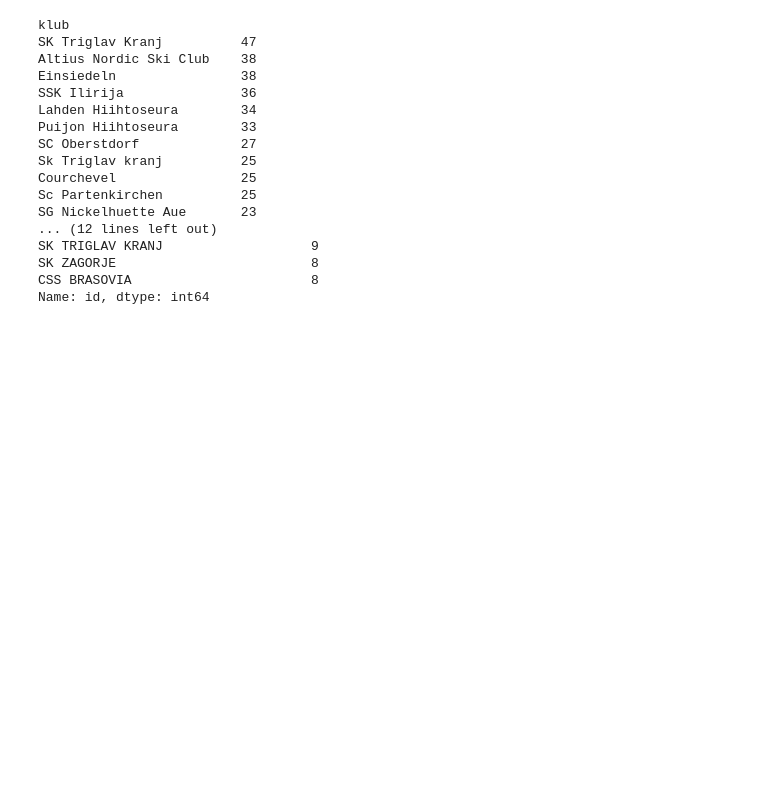
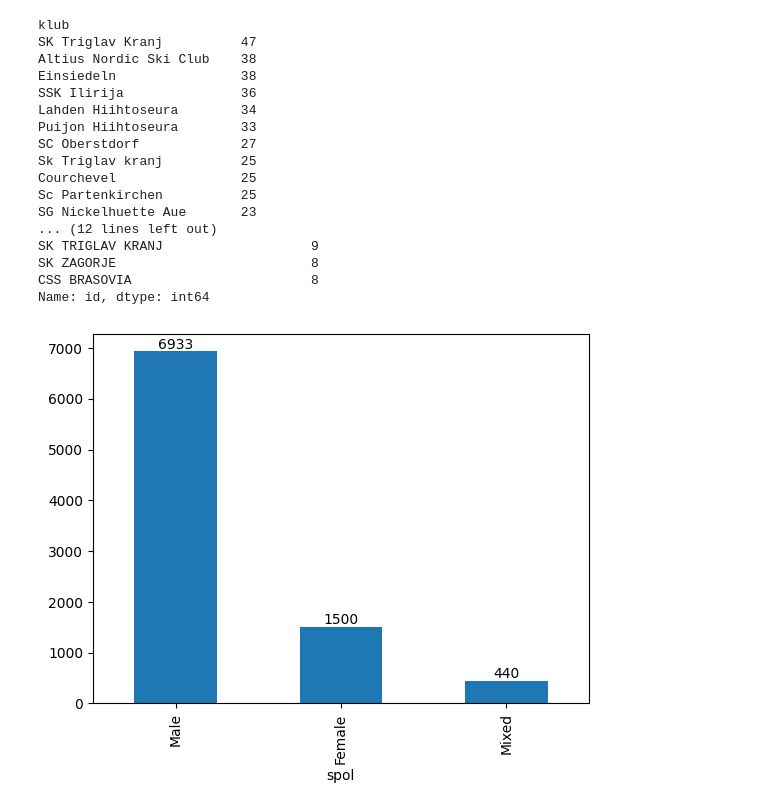
Before and after one commit to majakosmrlj/Smu-arski_skoki_projektna_naloga, a Jupyter notebook: analiza_smucarskih_skakalcev.ipynb, the cells around one changed output. Cells and saved outputs as stored; diff of their text form; code cells hidden in the pictures; blank space fills up the shorter version.

```diff
--- a/analiza_smucarskih_skakalcev.ipynb
+++ b/analiza_smucarskih_skakalcev.ipynb
@@ -202,3 +172,12 @@ SK TRIGLAV KRANJ                   9
 SK ZAGORJE                         8
 CSS BRASOVIA                       8
 Name: id, dtype: int64
+# %%
+#S to funkcijo sem pogledala razmerje med spoli med vsemi registriranimi smučarskimi skakalci
+prestej_spole = smucarski_skakalci.groupby('spol').count()
+uredi_spole = prestej_spole.sort_values(by = 'id', ascending= False)
+graf = uredi_spole['id'].plot.bar()
+for i in graf.containers: #da sem dodala vrednosti na stolpce
+    graf.bar_label(i)
+# %% [output]
+[figure, added]
```
Also changed, not shown: parts of 30 cells of this notebook.
